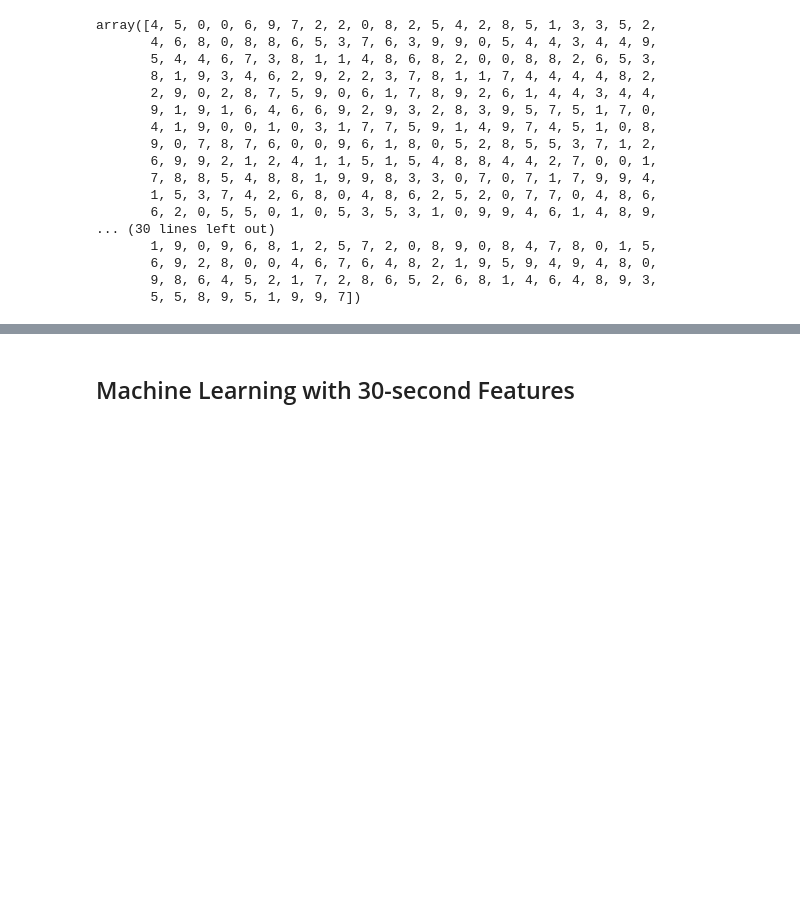
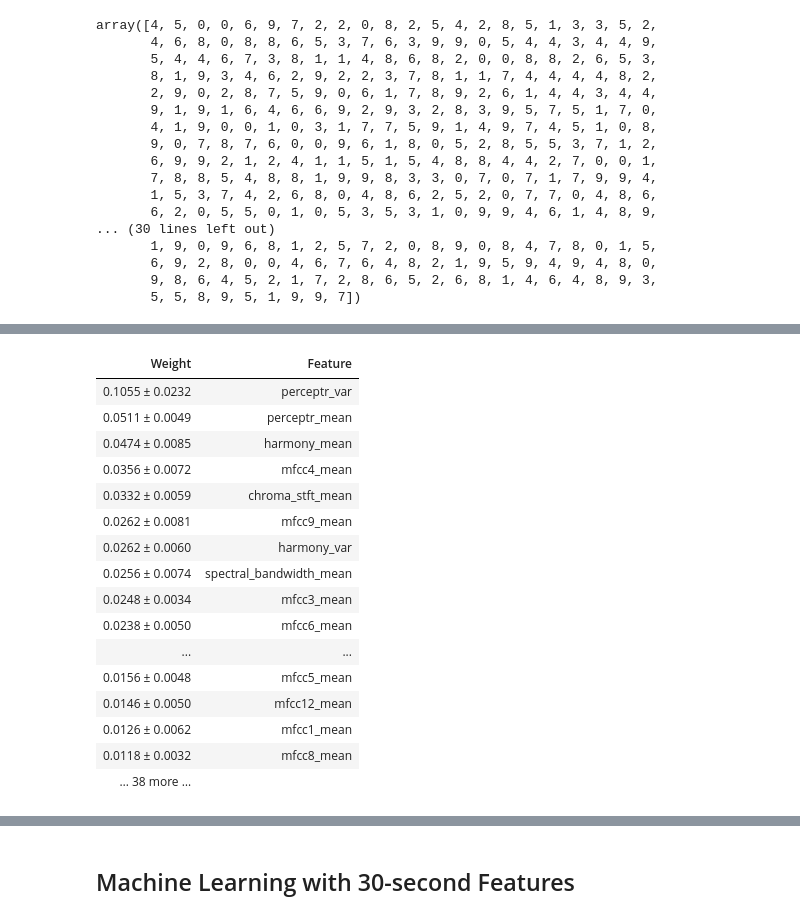
Before and after one commit to allispaul/audiobot, a Jupyter notebook: AG_music_classification_ml.ipynb, the cells around one changed output, grey strips where cells are left out. Saved outputs shown, nothing was run; the diff lists cells and outputs as text; code cells hidden in the pictures; blank space fills up the shorter version.

```diff
--- a/AG_music_classification_ml.ipynb
+++ b/AG_music_classification_ml.ipynb
@@ -63,11 +59,3 @@ data = data.iloc[0:, 1:] # get rid of the filename column
 
 y = data["label"]
 X = data.loc[:, data.columns != "label"]
-
-# Normalize
-
-cols = X.columns
-min_max_scaler = preprocessing.MinMaxScaler()
-np_scaled = min_max_scaler.fit_transform(X)
-
-X = pd.DataFrame(np_scaled, columns=cols)
@@ -78,7 +62,25 @@ y_encoded = label_encoder.fit_transform(y)
 # %%
 # Train - test split
-X_train, X_test, y_train, y_test = train_test_split(X, y_encoded, test_size=0.1,
+X_train, X_test, y_train, y_test = train_test_split(X, y, test_size=0.1,
                                                    random_state=42)
+# %%
+# Encode DV
+label_encoder = LabelEncoder()
+y_train = label_encoder.fit_transform(y_train)
+y_test = label_encoder.transform(y_test)
+# %%
+# Normalize
+cols = X_train.columns
+
+scaler = MinMaxScaler()
+
+# Training IV features
+X_train_scaled = scaler.fit_transform(X_train)
+X_train = pd.DataFrame(X_train_scaled, columns = cols)
+
+# Test IV features
+X_test_scaled = scaler.transform(X_test)
+X_test = pd.DataFrame(X_test_scaled, columns=cols)
 # %%
 # Function to assess accuracy of a model
 def model_assess(model, title="Default"):
@@ -191,3 +167,13 @@ array([4, 5, 0, 0, 6, 9, 7, 2, 2, 0, 8, 2, 5, 4, 2, 8, 5, 1, 3, 3, 5, 2,
        6, 9, 2, 8, 0, 0, 4, 6, 7, 6, 4, 8, 2, 1, 9, 5, 9, 4, 9, 4, 8, 0,
        9, 8, 6, 4, 5, 2, 1, 7, 2, 8, 6, 5, 2, 6, 8, 1, 4, 6, 4, 8, 9, 3,
        5, 5, 8, 9, 5, 1, 9, 9, 7])
+# %%
+# Feature importance
+import eli5
+from eli5.sklearn import PermutationImportance
+
+perm = PermutationImportance(estimator=xgb, random_state=1)
+perm.fit(X_test, y_test)
+
+eli5.show_weights(estimator=perm, feature_names = X_test.columns.tolist())
+# %% [output]
@@ -194 +183,18 @@ array([4, 5, 0, 0, 6, 9, 7, 2, 2, 0, 8, 2, 5, 4, 2, 8, 5, 1, 3, 3, 5, 2,
+| Weight | Feature |
+| 0.1055 ± 0.0232 | perceptr_var |
+| 0.0511 ± 0.0049 | perceptr_mean |
+| 0.0474 ± 0.0085 | harmony_mean |
+| 0.0356 ± 0.0072 | mfcc4_mean |
+| 0.0332 ± 0.0059 | chroma_stft_mean |
+| 0.0262 ± 0.0081 | mfcc9_mean |
+| 0.0262 ± 0.0060 | harmony_var |
+| 0.0256 ± 0.0074 | spectral_bandwidth_mean |
+| 0.0248 ± 0.0034 | mfcc3_mean |
+| 0.0238 ± 0.0050 | mfcc6_mean |
+| ... | ... |
+| 0.0156 ± 0.0048 | mfcc5_mean |
+| 0.0146 ± 0.0050 | mfcc12_mean |
+| 0.0126 ± 0.0062 | mfcc1_mean |
+| 0.0118 ± 0.0032 | mfcc8_mean |
+| … 38 more … |  |
 # %%
```
Also changed, not shown: parts of 9 cells of this notebook.
